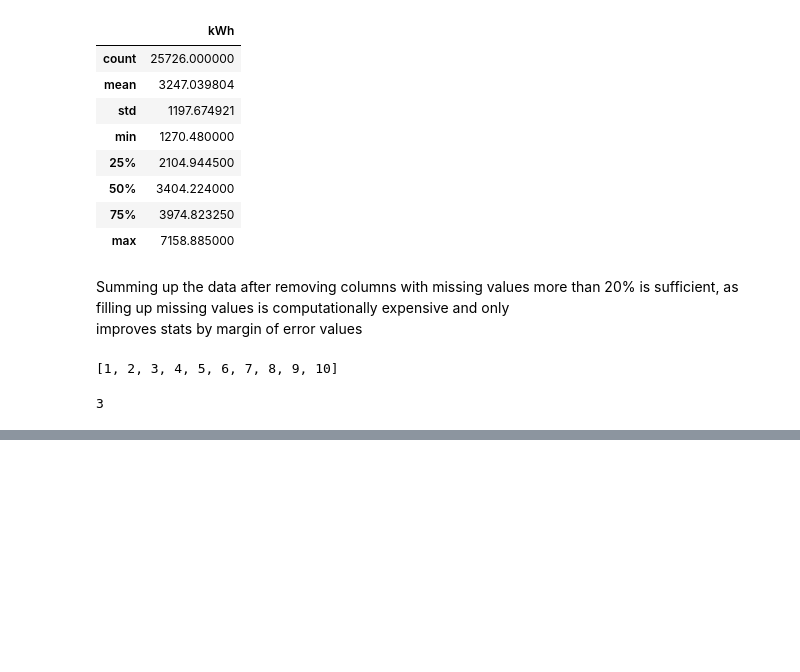
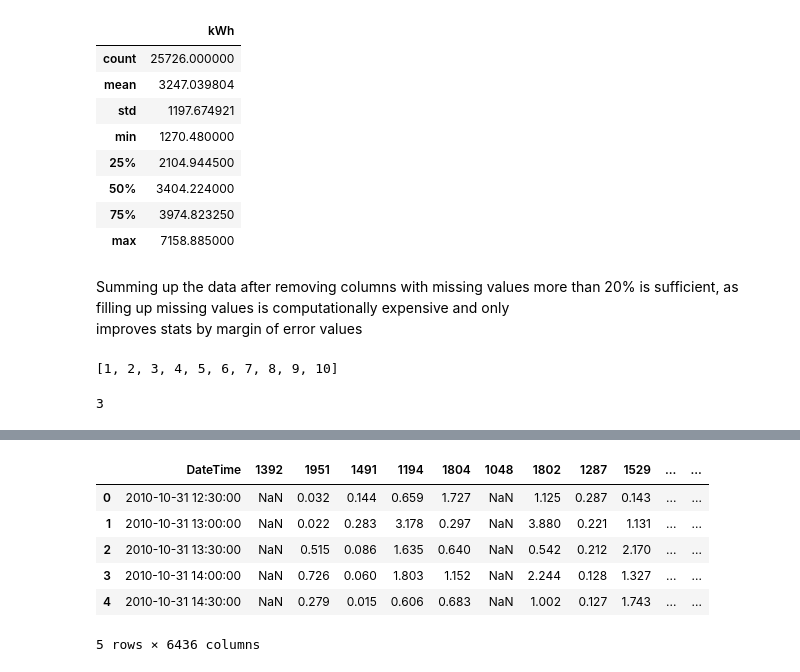
Before and after one commit to theabrahamaudu/Electricity_Use_Prediction, a Jupyter notebook: notebooks/EDA.ipynb, the cells around one changed output, grey strips where cells are left out. Drawn from its saved outputs; the diff is of its cells as text; code cells hidden in the pictures; blank space fills up the shorter version.

```diff
--- a/notebooks/EDA.ipynb
+++ b/notebooks/EDA.ipynb
@@ -728,0 +747,11 @@ int(np.sqrt(10))
+# %%
+test_data = pd.read_csv("../data/interim/test_data.csv")
+test_data.head()
+# %% [output]
+|  | DateTime | 1392 | 1951 | 1491 | 1194 | 1804 | 1048 | 1802 | 1287 | 1529 | ... | ... |
+| 0 | 2010-10-31 12:30:00 | NaN | 0.032 | 0.144 | 0.659 | 1.727 | NaN | 1.125 | 0.287 | 0.143 | ... | ... |
+| 1 | 2010-10-31 13:00:00 | NaN | 0.022 | 0.283 | 3.178 | 0.297 | NaN | 3.880 | 0.221 | 1.131 | ... | ... |
+| 2 | 2010-10-31 13:30:00 | NaN | 0.515 | 0.086 | 1.635 | 0.640 | NaN | 0.542 | 0.212 | 2.170 | ... | ... |
+| 3 | 2010-10-31 14:00:00 | NaN | 0.726 | 0.060 | 1.803 | 1.152 | NaN | 2.244 | 0.128 | 1.327 | ... | ... |
+| 4 | 2010-10-31 14:30:00 | NaN | 0.279 | 0.015 | 0.606 | 0.683 | NaN | 1.002 | 0.127 | 1.743 | ... | ... |
+5 rows × 6436 columns
```
Also changed, not shown: parts of 3 cells of this notebook, 15 other files.
